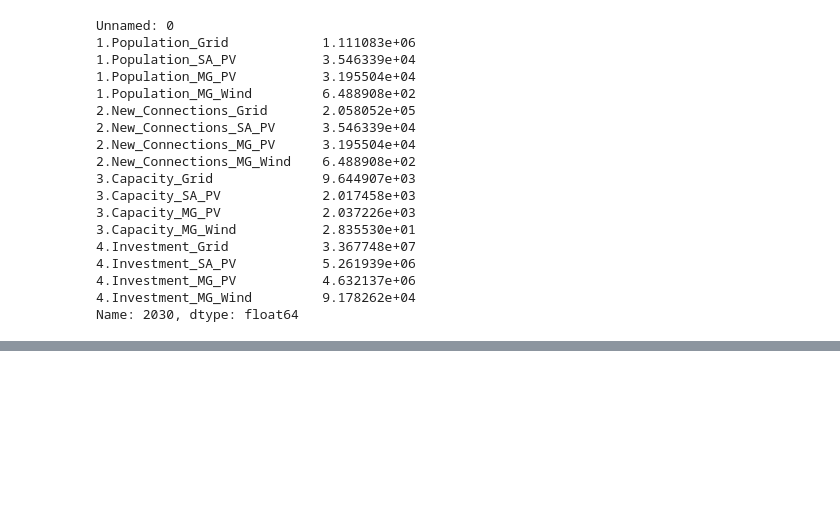
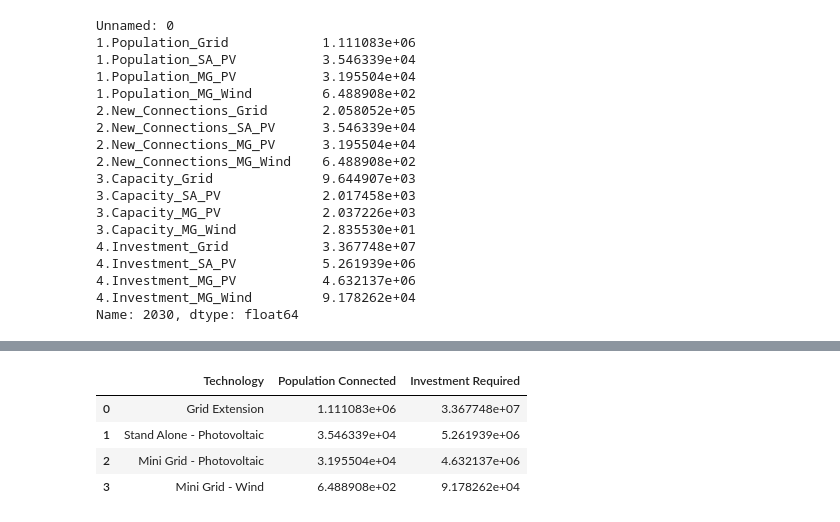
Before and after one commit to crosscompute/onsset-automation, a Jupyter notebook: sections/overview/run.ipynb, the cells around one changed output, grey strips where cells are left out. Saved outputs shown, nothing was run; the diff lists cells and outputs as text; code cells hidden in the pictures; blank space fills up the shorter version.

```diff
--- a/sections/overview/run.ipynb
+++ b/sections/overview/run.ipynb
@@ -225,0 +248,10 @@ summary_table['Added Capacity']
+# %%
+investment_index = '4.Investment'
+summary_table['Investment Required'] = t[t.index.str.contains(investment_index)].reset_index(drop=True)
+summary_table
+# %% [output]
+|  | Technology | Population Connected | Investment Required |
+| 0 | Grid Extension | 1.111083e+06 | 3.367748e+07 |
+| 1 | Stand Alone - Photovoltaic | 3.546339e+04 | 5.261939e+06 |
+| 2 | Mini Grid - Photovoltaic | 3.195504e+04 | 4.632137e+06 |
+| 3 | Mini Grid - Wind | 6.488908e+02 | 9.178262e+04 |
```
Also changed, not shown: parts of 9 cells of this notebook, 7 other files.
